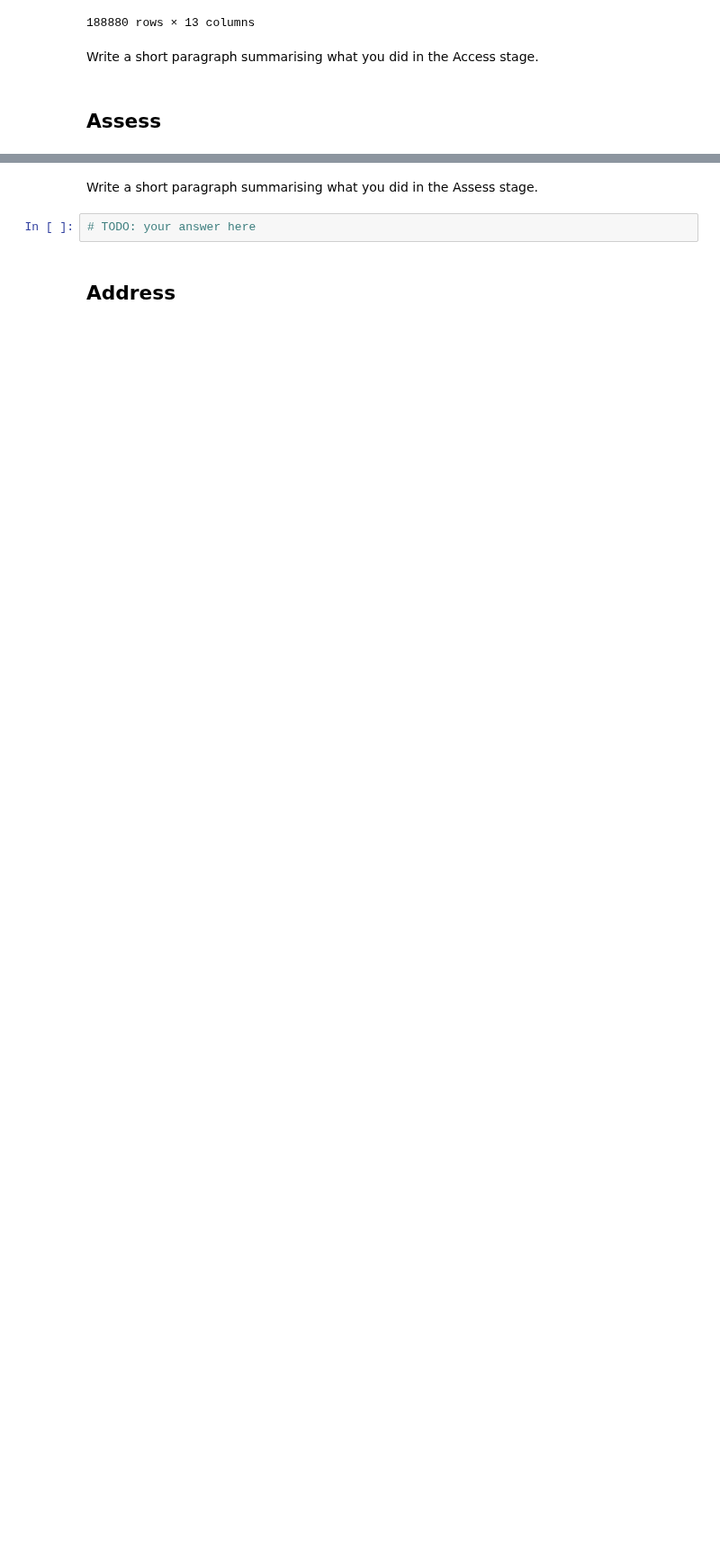
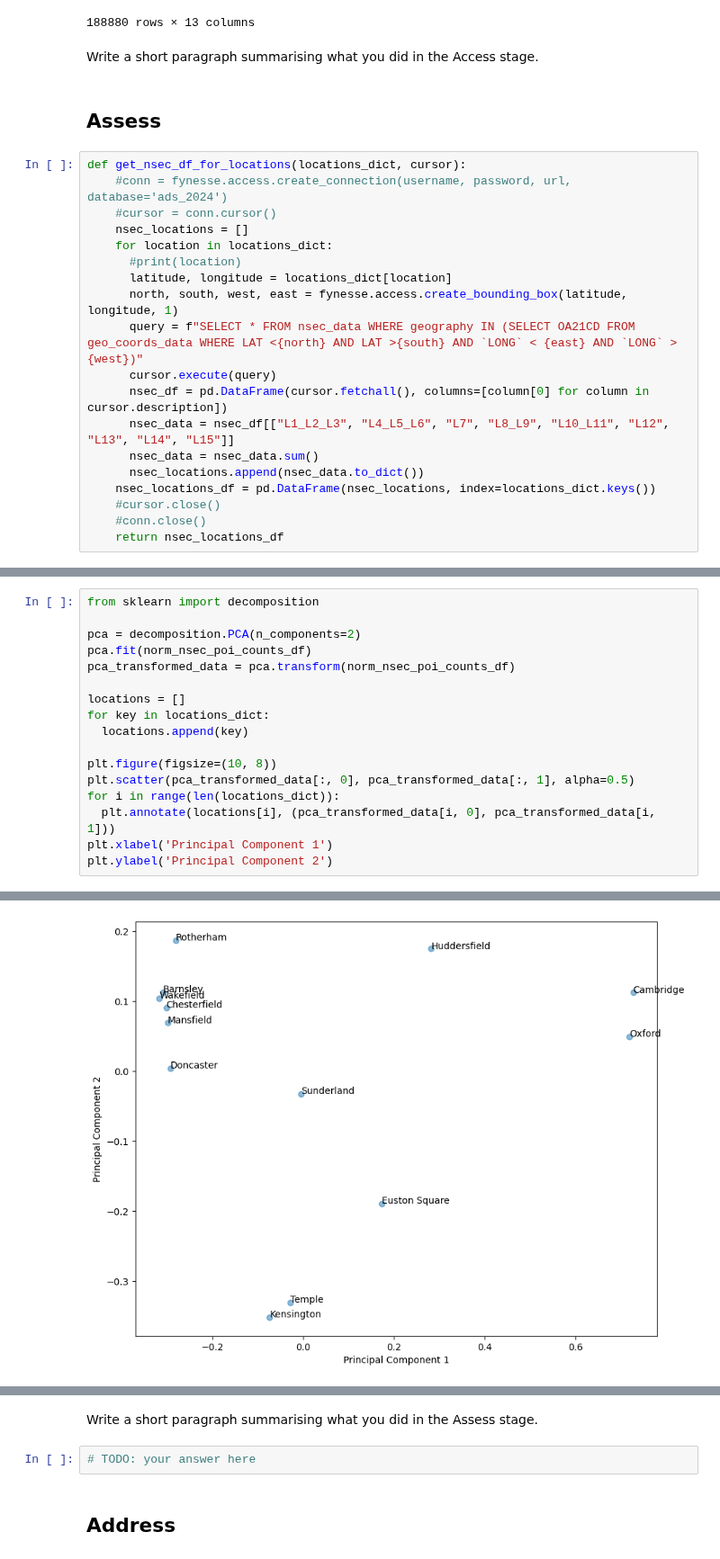
Before and after one commit to MatthewGregson123/fynesse_template, a Jupyter notebook: _notebooks/ads_course_assessment.ipynb, the cells around one changed output, grey strips where cells are left out. Shown at 90% size. Drawn from its saved outputs; the diff is of its cells as text; blank space fills up the shorter version.

```diff
--- a/_notebooks/ads_course_assessment.ipynb
+++ b/_notebooks/ads_course_assessment.ipynb
@@ -463,3 +468,22 @@ nsec_df
 Write a short paragraph summarising what you did in the Access stage.
 # %% [markdown]
 ## Assess
+# %%
+def get_nsec_df_for_locations(locations_dict, cursor):
+    #conn = fynesse.access.create_connection(username, password, url, database='ads_2024')
+    #cursor = conn.cursor()
+    nsec_locations = []
+    for location in locations_dict:
+      #print(location)
+      latitude, longitude = locations_dict[location]
+      north, south, west, east = fynesse.access.create_bounding_box(latitude, longitude, 1)
+      query = f"SELECT * FROM nsec_data WHERE geography IN (SELECT OA21CD FROM geo_coords_data WHERE LAT <{north} AND LAT >{south} AND `LONG` < {east} AND `LONG` > {west})"
+      cursor.execute(query)
+      nsec_df = pd.DataFrame(cursor.fetchall(), columns=[column[0] for column in cursor.description])
+      nsec_data = nsec_df[["L1_L2_L3", "L4_L5_L6", "L7", "L8_L9", "L10_L11", "L12", "L13", "L14", "L15"]]
+      nsec_data = nsec_data.sum()
+      nsec_locations.append(nsec_data.to_dict())
+    nsec_locations_df = pd.DataFrame(nsec_locations, index=locations_dict.keys())
+    #cursor.close()
+    #conn.close()
+    return nsec_locations_df
@@ -465,0 +543,18 @@ Write a short paragraph summarising what you did in the Access stage.
+# %%
+from sklearn import decomposition
+
+pca = decomposition.PCA(n_components=2)
+pca.fit(norm_nsec_poi_counts_df)
+pca_transformed_data = pca.transform(norm_nsec_poi_counts_df)
+
+locations = []
+for key in locations_dict:
+  locations.append(key)
+
+plt.figure(figsize=(10, 8))
+plt.scatter(pca_transformed_data[:, 0], pca_transformed_data[:, 1], alpha=0.5)
+for i in range(len(locations_dict)):
+  plt.annotate(locations[i], (pca_transformed_data[i, 0], pca_transformed_data[i, 1]))
+plt.xlabel('Principal Component 1')
+plt.ylabel('Principal Component 2')
+# %% [output]
@@ -465,0 +562 @@ Write a short paragraph summarising what you did in the Access stage.
+[figure, added]
```
Also changed, not shown: parts of 11 cells of this notebook.
